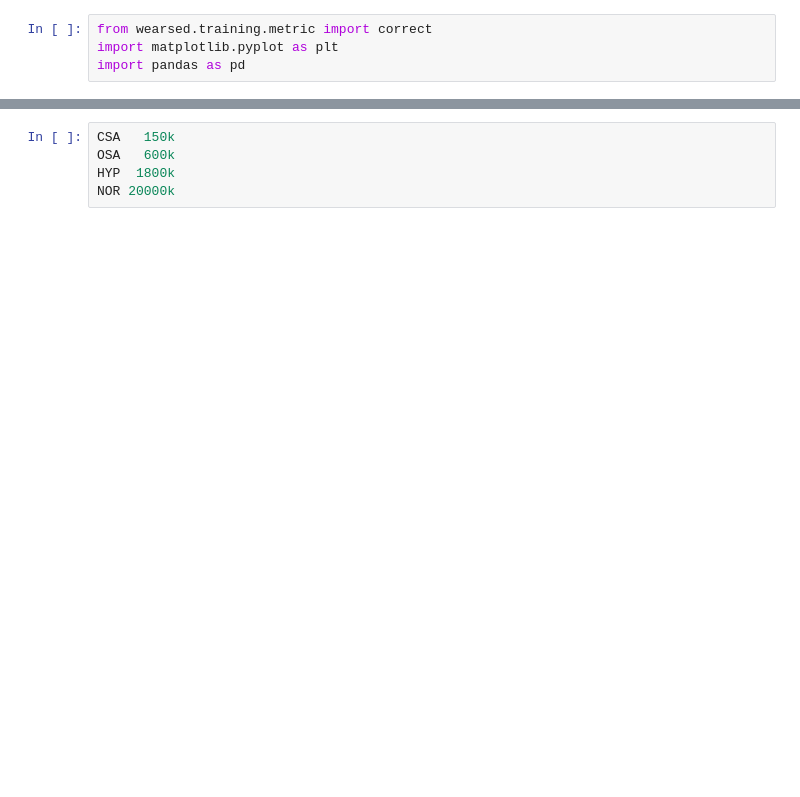
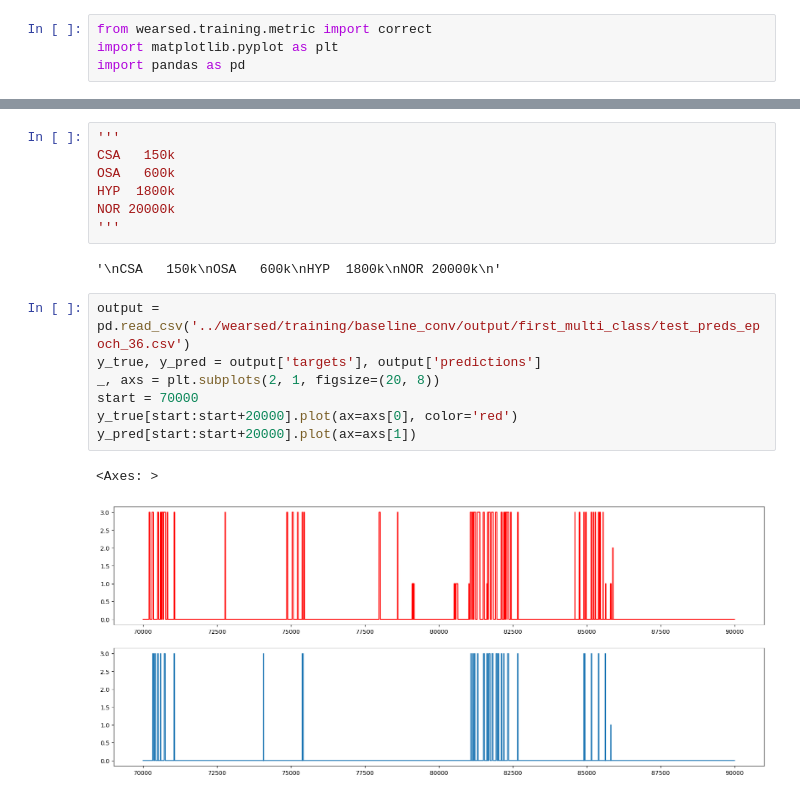
Before and after one commit to JulianBvW/Wearable-Sleep-Event-Detection, a Jupyter notebook: Notebooks/35_look_at_outputs_multi_class.ipynb, the cells around one changed output, grey strips where cells are left out. Cells and saved outputs as stored; diff of their text form; blank space fills up the shorter version.

Commit message:
Looked at results from longer training time

```diff
--- a/Notebooks/35_look_at_outputs_multi_class.ipynb
+++ b/Notebooks/35_look_at_outputs_multi_class.ipynb
@@ -24,5 +24,19 @@ Counter({0: 19130652, 3: 1803289, 1: 576117, 2: 147542})
 # %%
+'''
 CSA   150k
 OSA   600k
 HYP  1800k
 NOR 20000k
+'''
+# %% [output]
+'\nCSA   150k\nOSA   600k\nHYP  1800k\nNOR 20000k\n'
+# %%
+output = pd.read_csv('../wearsed/training/baseline_conv/output/first_multi_class/test_preds_epoch_36.csv')
+y_true, y_pred = output['targets'], output['predictions']
+_, axs = plt.subplots(2, 1, figsize=(20, 8))
+start = 70000
+y_true[start:start+20000].plot(ax=axs[0], color='red')
+y_pred[start:start+20000].plot(ax=axs[1])
+# %% [output]
+<Axes: >
+[figure, added]
```
Also changed, not shown: parts of 3 cells of this notebook.
